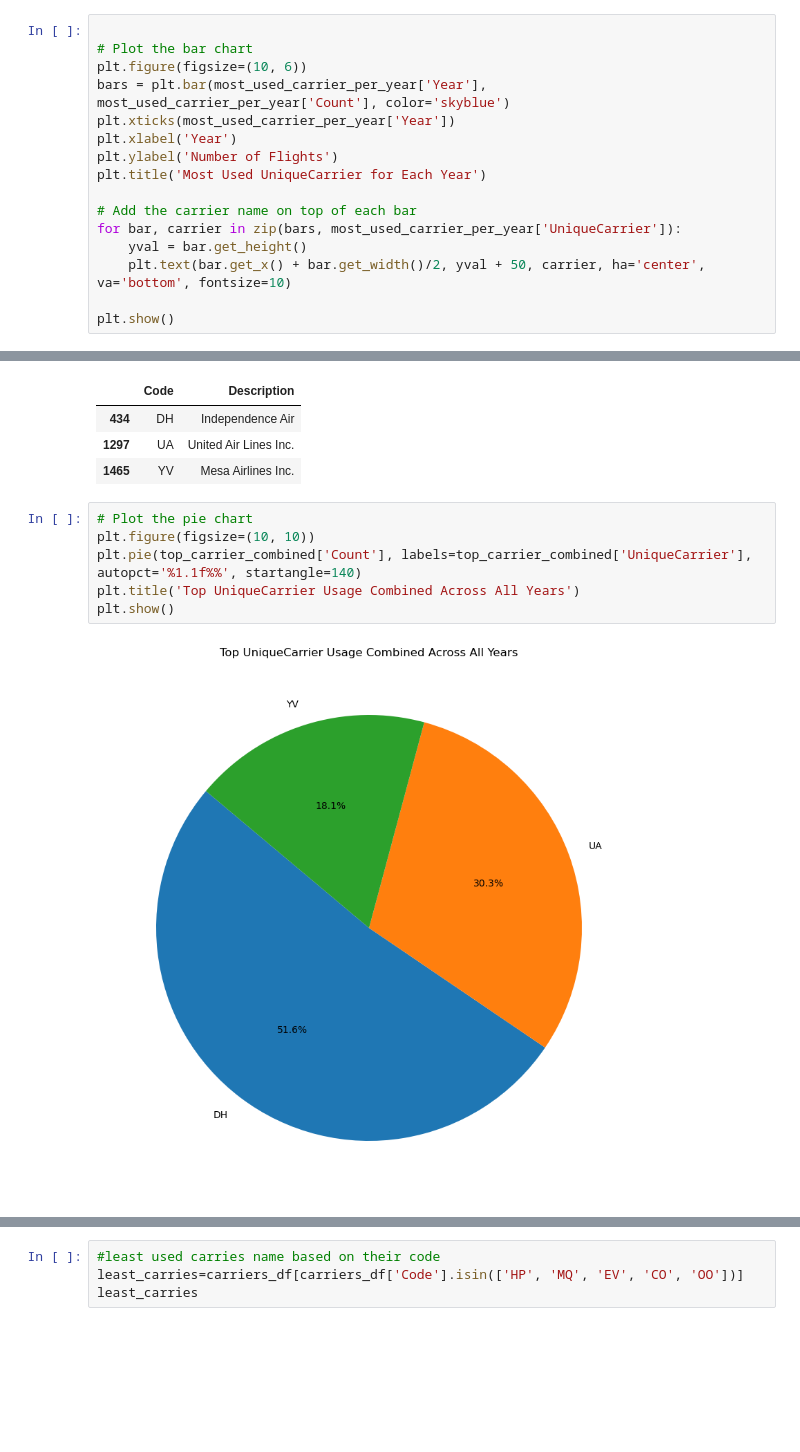
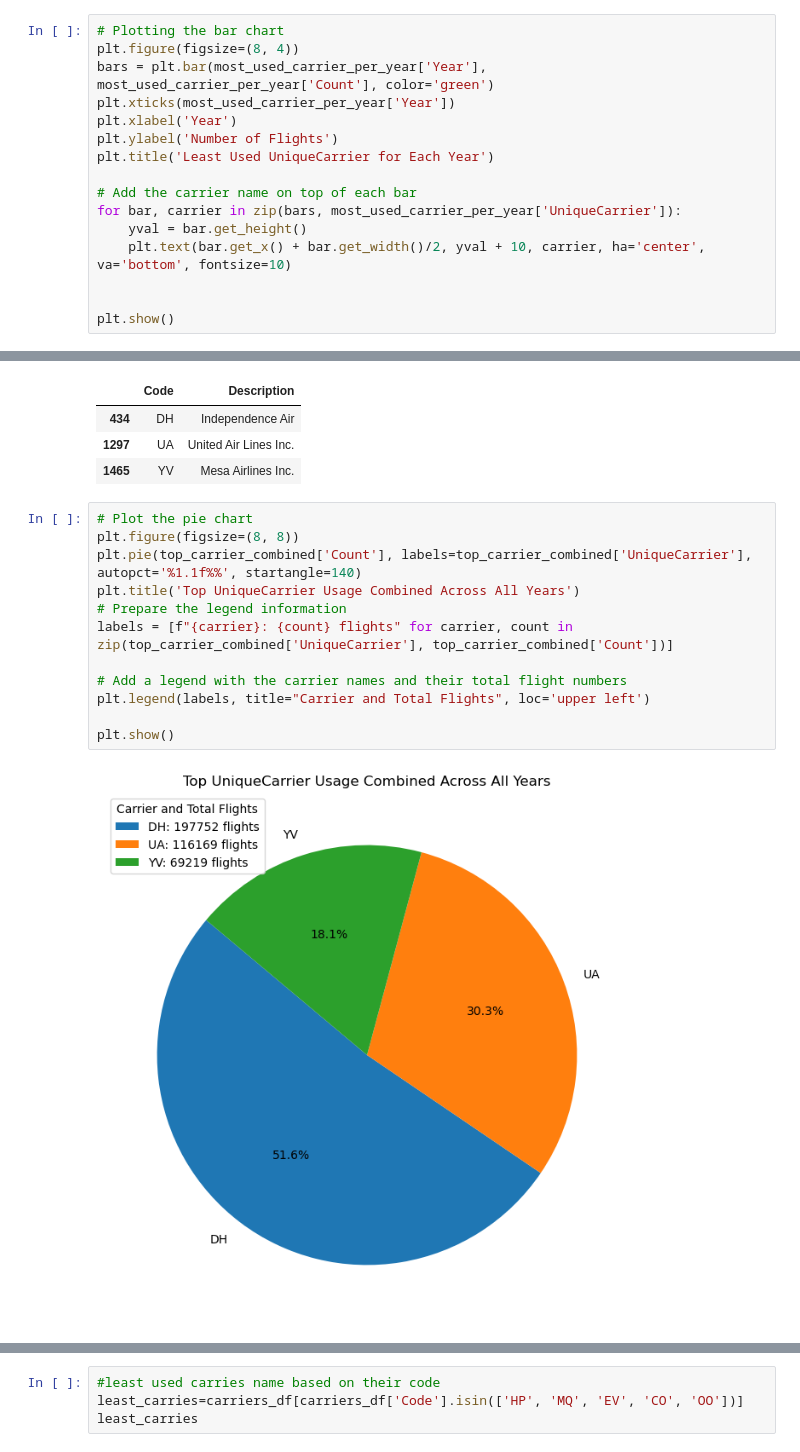
Before and after one commit to purcellcjp/module_7_project_1, a Jupyter notebook: ic.ipynb, the cells around one changed output, grey strips where cells are left out. Cells and saved outputs as stored; diff of their text form; blank space fills up the shorter version.

```diff
--- a/ic.ipynb
+++ b/ic.ipynb
@@ -90,19 +90,19 @@ most_used_carrier_per_year
 | 99 | 2007 | YV | 30750 |
 | 109 | 2008 | UA | 25807 |
 # %%
-
-# Plot the bar chart
-plt.figure(figsize=(10, 6))
-bars = plt.bar(most_used_carrier_per_year['Year'], most_used_carrier_per_year['Count'], color='skyblue')
+# Plotting the bar chart
+plt.figure(figsize=(8, 4))
+bars = plt.bar(most_used_carrier_per_year['Year'], most_used_carrier_per_year['Count'], color='green')
 plt.xticks(most_used_carrier_per_year['Year'])
 plt.xlabel('Year')
 plt.ylabel('Number of Flights')
-plt.title('Most Used UniqueCarrier for Each Year')
+plt.title('Least Used UniqueCarrier for Each Year')
 
 # Add the carrier name on top of each bar
 for bar, carrier in zip(bars, most_used_carrier_per_year['UniqueCarrier']):
     yval = bar.get_height()
-    plt.text(bar.get_x() + bar.get_width()/2, yval + 50, carrier, ha='center', va='bottom', fontsize=10)
+    plt.text(bar.get_x() + bar.get_width()/2, yval + 10, carrier, ha='center', va='bottom', fontsize=10)
+
 
 plt.show()
 # %% [output]
@@ -134,11 +134,17 @@ filtered_df
 | 1465 | YV | Mesa Airlines Inc. |
 # %%
 # Plot the pie chart
-plt.figure(figsize=(10, 10))
+plt.figure(figsize=(8, 8))
 plt.pie(top_carrier_combined['Count'], labels=top_carrier_combined['UniqueCarrier'], autopct='%1.1f%%', startangle=140)
 plt.title('Top UniqueCarrier Usage Combined Across All Years')
+# Prepare the legend information
+labels = [f"{carrier}: {count} flights" for carrier, count in zip(top_carrier_combined['UniqueCarrier'], top_carrier_combined['Count'])]
+
+# Add a legend with the carrier names and their total flight numbers
+plt.legend(labels, title="Carrier and Total Flights", loc='upper left')
+
 plt.show()
 # %% [output]
-[figure, old version]
+[figure, new version]
 # %%
 # Group by Year and UniqueCarrier, then count the occurrences
```
Also changed, not shown: parts of 5 cells of this notebook.
